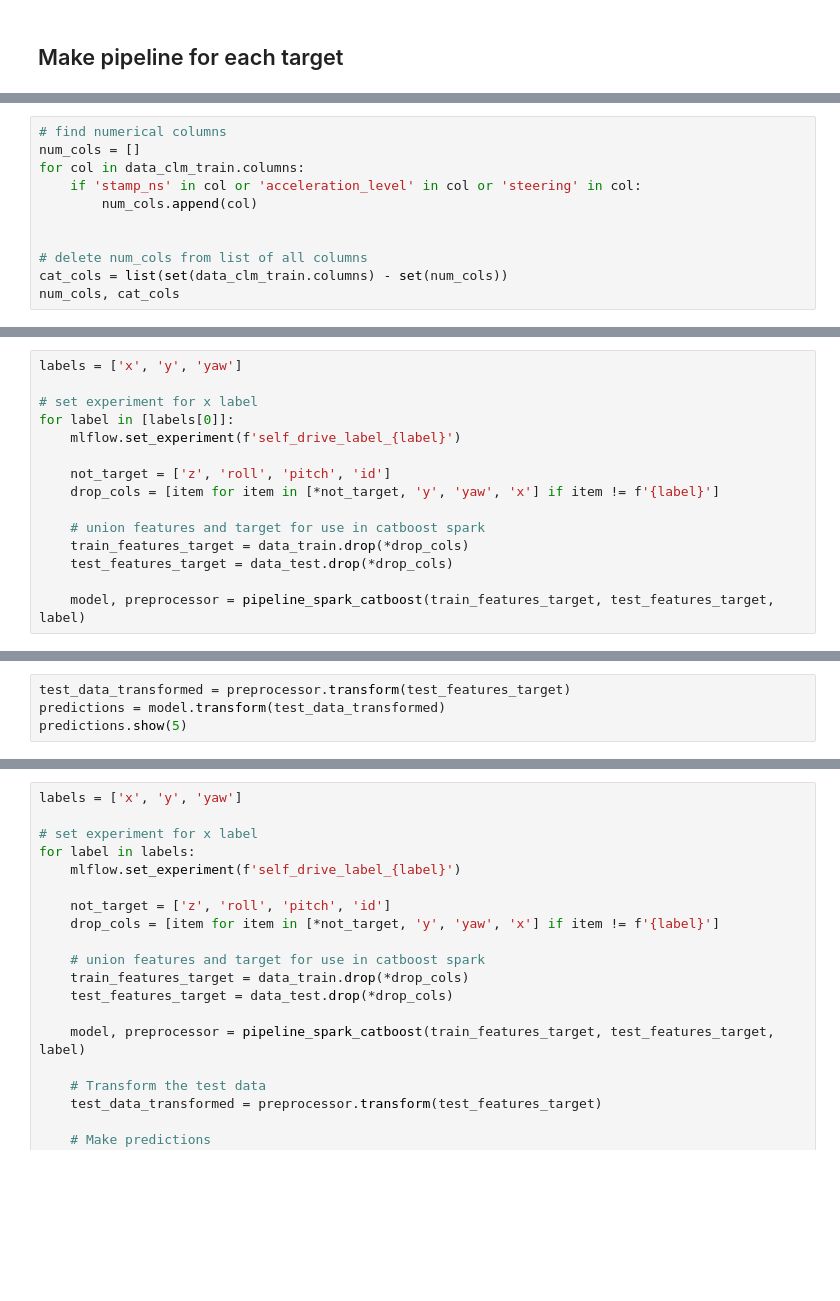
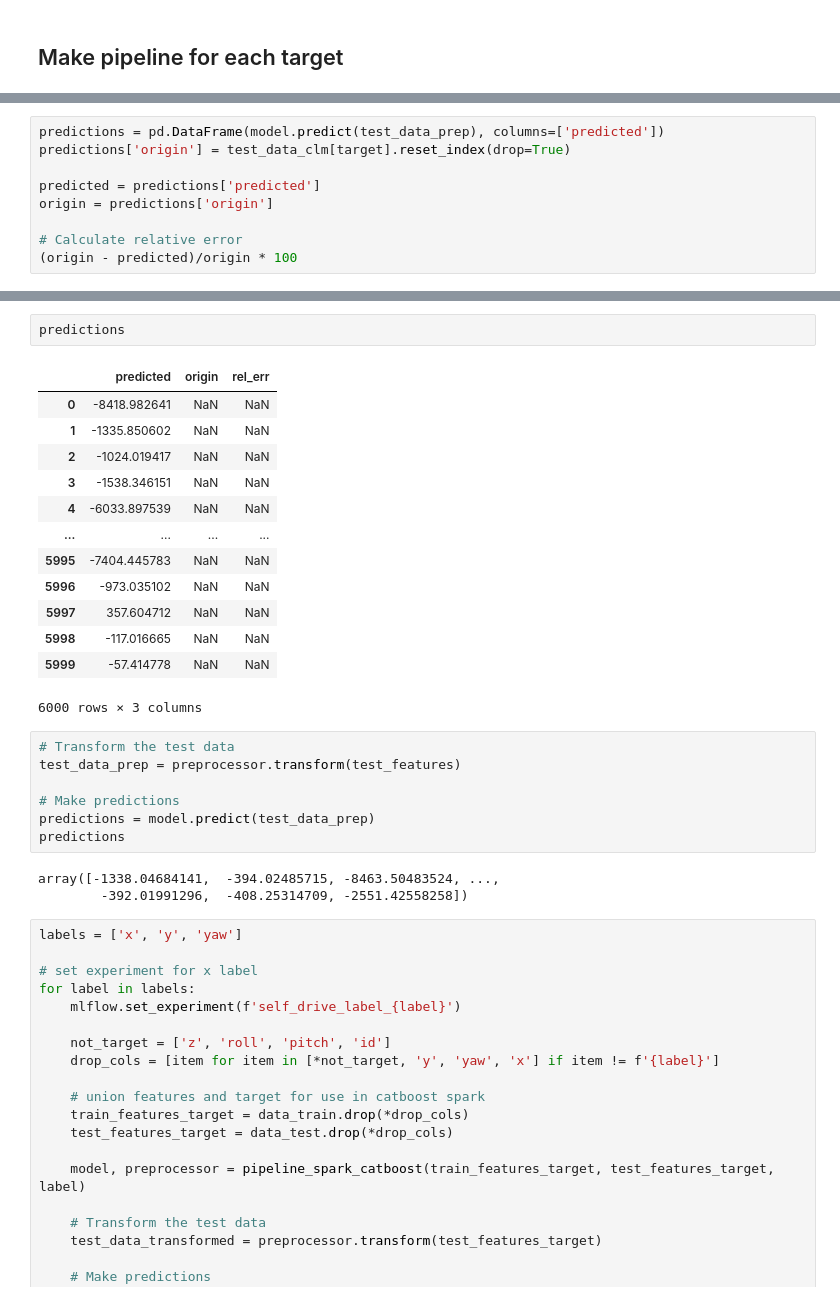
Before and after one commit to rvegrc/self_drive, a Jupyter notebook: self-driving.ipynb, the cells around one changed output, grey strips where cells are left out. Saved outputs shown, nothing was run; the diff lists cells and outputs as text; blank space fills up the shorter version.

```diff
--- a/self-driving.ipynb
+++ b/self-driving.ipynb
@@ -468,11 +487,0 @@ Index(['ctrl_stamp_ns', 'acceleration_level', 'steering', 'x', 'y', 'z',
-# %%
-# find numerical columns
-num_cols = []
-for col in data_clm_train.columns:
-    if 'stamp_ns' in col or 'acceleration_level' in col or 'steering' in col:
-        num_cols.append(col)
-
-
-# delete num_cols from list of all columns
-cat_cols = list(set(data_clm_train.columns) - set(num_cols))
-num_cols, cat_cols
@@ -591,15 +487,0 @@ def pipeline_catboost(train:pd.DataFrame, test:pd.DataFrame, target:str):
-# %%
-labels = ['x', 'y', 'yaw']
-
-# set experiment for x label
-for label in [labels[0]]:
-    mlflow.set_experiment(f'self_drive_label_{label}')
-
-    not_target = ['z', 'roll', 'pitch', 'id']
-    drop_cols = [item for item in [*not_target, 'y', 'yaw', 'x'] if item != f'{label}']
-
-    # union features and target for use in catboost spark
-    train_features_target = data_train.drop(*drop_cols)
-    test_features_target = data_test.drop(*drop_cols)
-
-    model, preprocessor = pipeline_spark_catboost(train_features_target, test_features_target, label)
@@ -635,4 +487,0 @@ CatBoostRegressionModel_fd0848021066
-# %%
-test_data_transformed = preprocessor.transform(test_features_target)
-predictions = model.transform(test_data_transformed)
-predictions.show(5)
@@ -649,0 +729,9 @@ only showing top 5 rows
+# %%
+predictions = pd.DataFrame(model.predict(test_data_prep), columns=['predicted'])
+predictions['origin'] = test_data_clm[target].reset_index(drop=True)
+
+predicted = predictions['predicted']
+origin = predictions['origin']
+
+# Calculate relative error
+(origin - predicted)/origin * 100
@@ -650,3 +751,29 @@ only showing top 5 rows
+# %%
+predictions
+# %% [output]
+|  | predicted | origin | rel_err |
+| 0 | -8418.982641 | NaN | NaN |
+| 1 | -1335.850602 | NaN | NaN |
+| 2 | -1024.019417 | NaN | NaN |
+| 3 | -1538.346151 | NaN | NaN |
+| 4 | -6033.897539 | NaN | NaN |
+| ... | ... | ... | ... |
+| 5995 | -7404.445783 | NaN | NaN |
+| 5996 | -973.035102 | NaN | NaN |
+| 5997 | 357.604712 | NaN | NaN |
+| 5998 | -117.016665 | NaN | NaN |
+| 5999 | -57.414778 | NaN | NaN |
+6000 rows × 3 columns
+# %%
+# Transform the test data
+test_data_prep = preprocessor.transform(test_features)
+
+# Make predictions
+predictions = model.predict(test_data_prep)
+predictions
+# %% [output]
+array([-1338.04684141,  -394.02485715, -8463.50483524, ...,
+        -392.01991296,  -408.25314709, -2551.42558258])
 # %%
 labels = ['x', 'y', 'yaw']
 
```
Also changed, not shown: parts of 24 cells of this notebook, 2 other files.
